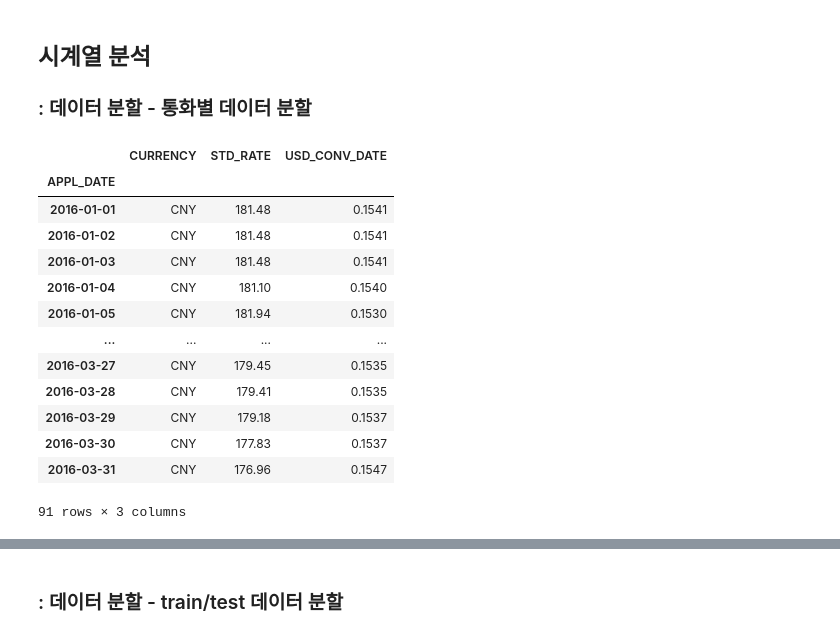
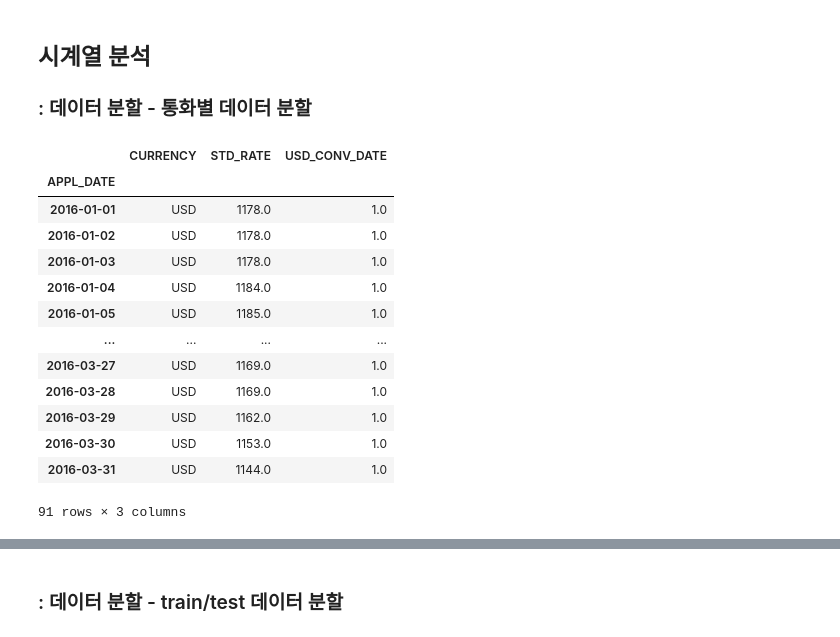
Before and after one commit to chIorophyII/Study_DataAnalysis, a Jupyter notebook: Supervised/Prediction/TimeSeries/TimeSeries_example2.ipynb, the cells around one changed output, grey strips where cells are left out. Saved outputs shown, nothing was run; the diff lists cells and outputs as text; code cells hidden in the pictures.

```diff
--- a/Supervised/Prediction/TimeSeries/TimeSeries_example2.ipynb
+++ b/Supervised/Prediction/TimeSeries/TimeSeries_example2.ipynb
@@ -65,21 +75,21 @@ for (ax, idx, currency) in zip([ax1, ax2, ax3], [311, 312, 313], ["CNY", "JPY",
 ## 시계열 분석
 ### : 데이터 분할 - 통화별 데이터 분할
 # %%
-# CNY 데이터 선택 후 APPL_DATE를 index로 설정
-df_CNY = df_raw[df_raw["CURRENCY"] == "CNY"].set_index("APPL_DATE")
-df_CNY
+# USD 데이터 선택 후 APPL_DATE를 index로 설정
+df_USD = df_raw[df_raw["CURRENCY"] == "USD"].set_index("APPL_DATE")
+df_USD
 # %% [output]
 |  | CURRENCY | STD_RATE | USD_CONV_DATE |
 | APPL_DATE |  |  |  |
-| 2016-01-01 | CNY | 181.48 | 0.1541 |
-| 2016-01-02 | CNY | 181.48 | 0.1541 |
-| 2016-01-03 | CNY | 181.48 | 0.1541 |
-| 2016-01-04 | CNY | 181.10 | 0.1540 |
-| 2016-01-05 | CNY | 181.94 | 0.1530 |
+| 2016-01-01 | USD | 1178.0 | 1.0 |
+| 2016-01-02 | USD | 1178.0 | 1.0 |
+| 2016-01-03 | USD | 1178.0 | 1.0 |
+| 2016-01-04 | USD | 1184.0 | 1.0 |
+| 2016-01-05 | USD | 1185.0 | 1.0 |
 | ... | ... | ... | ... |
-| 2016-03-27 | CNY | 179.45 | 0.1535 |
-| 2016-03-28 | CNY | 179.41 | 0.1535 |
-| 2016-03-29 | CNY | 179.18 | 0.1537 |
-| 2016-03-30 | CNY | 177.83 | 0.1537 |
-| 2016-03-31 | CNY | 176.96 | 0.1547 |
+| 2016-03-27 | USD | 1169.0 | 1.0 |
+| 2016-03-28 | USD | 1169.0 | 1.0 |
+| 2016-03-29 | USD | 1162.0 | 1.0 |
+| 2016-03-30 | USD | 1153.0 | 1.0 |
+| 2016-03-31 | USD | 1144.0 | 1.0 |
 91 rows × 3 columns
```
Also changed, not shown: parts of 18 cells of this notebook.
